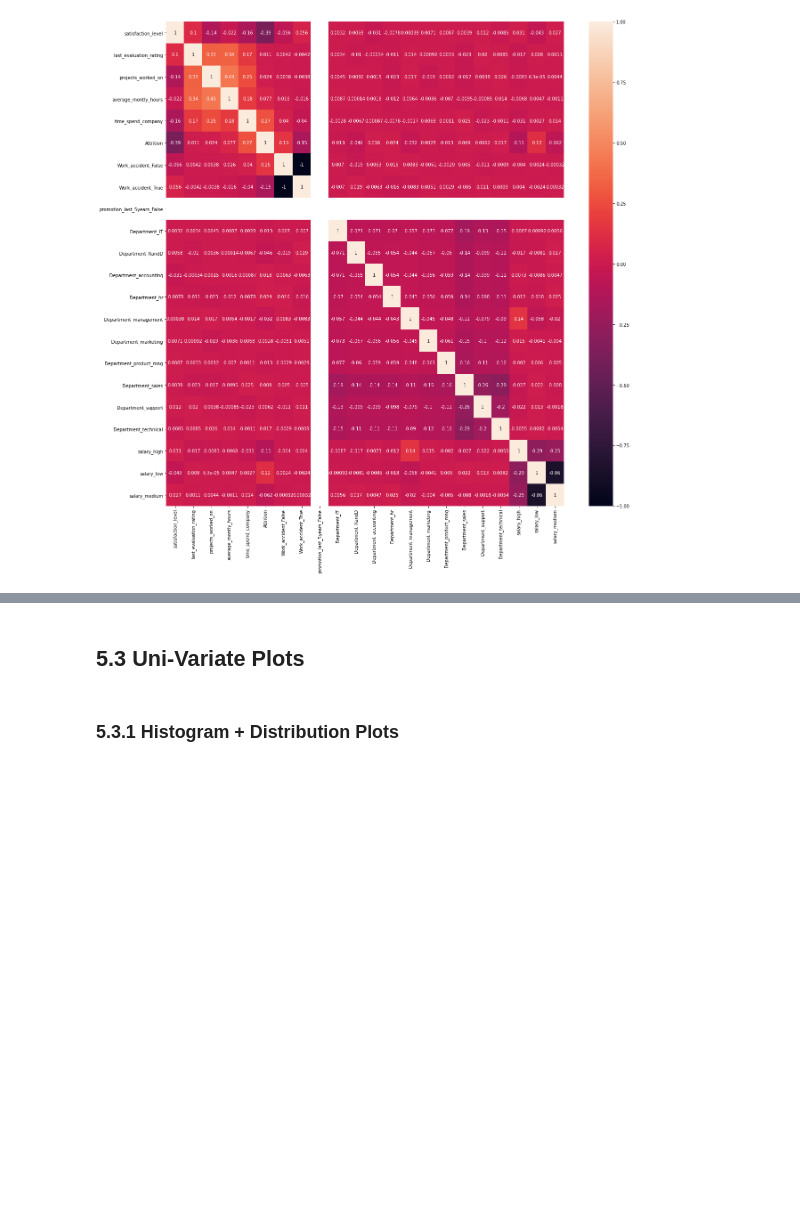
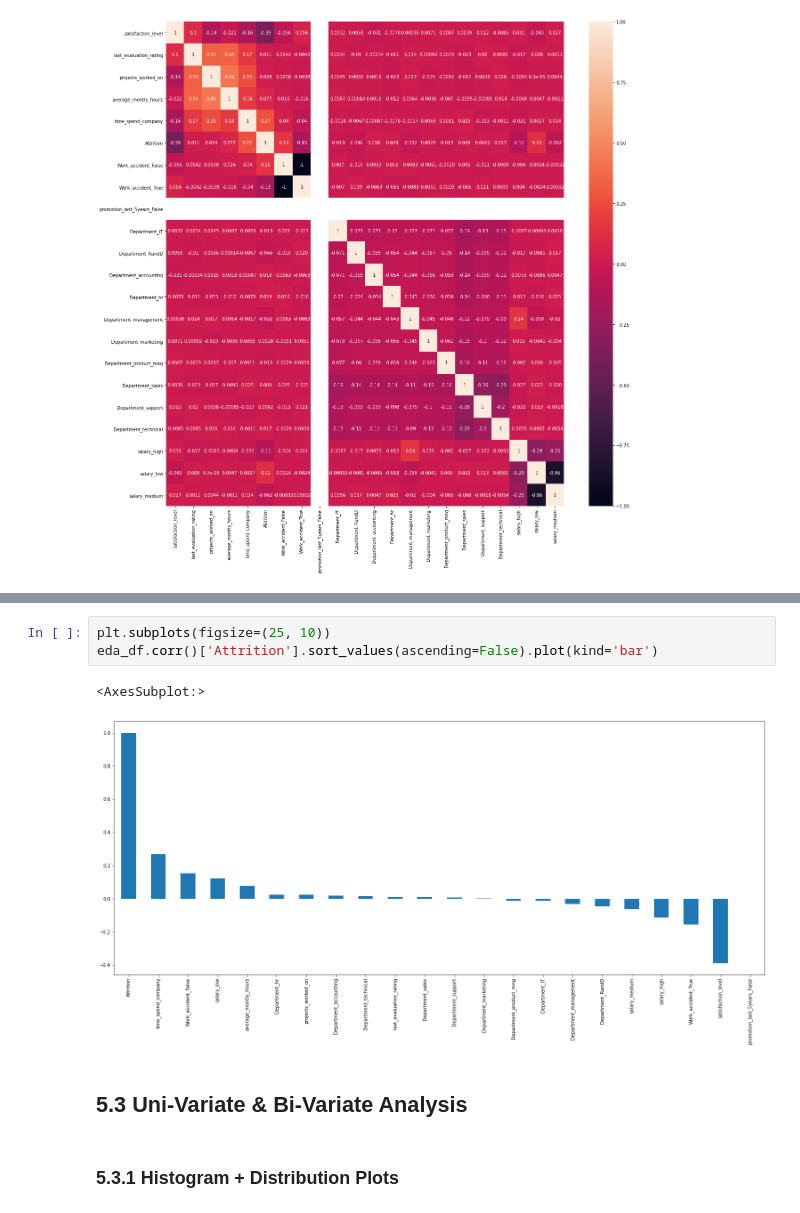
Before and after one commit to nalinsharma/BITSDissertation, a Jupyter notebook: ipynb/MidSemester.ipynb, the cells around one changed output, grey strips where cells are left out. Cells and saved outputs as stored; diff of their text form; blank space fills up the shorter version.

```diff
--- a/ipynb/MidSemester.ipynb
+++ b/ipynb/MidSemester.ipynb
@@ -612,8 +600,14 @@ eda_df.corr()
 | salary_high | 0.031023 | -0.017002 | -0.008333 | -0.006829 | ... |
 | salary_low | -0.042851 | 0.008002 | 0.000063 | 0.004713 | ... |
 | salary_medium | 0.026557 | 0.001102 | 0.004442 | -0.001073 | ... |
+# %%
+plt.subplots(figsize=(25, 10))
+eda_df.corr()['Attrition'].sort_values(ascending=False).plot(kind='bar')
+# %% [output]
+<AxesSubplot:>
+[figure, added]
 # %% [markdown]
-## 5.3 Uni-Variate Plots
+## 5.3 Uni-Variate & Bi-Variate Analysis
 # %% [markdown]
 ### 5.3.1 Histogram + Distribution Plots
 # %%
```
Also changed, not shown: parts of 55 cells of this notebook, 2 other files.
